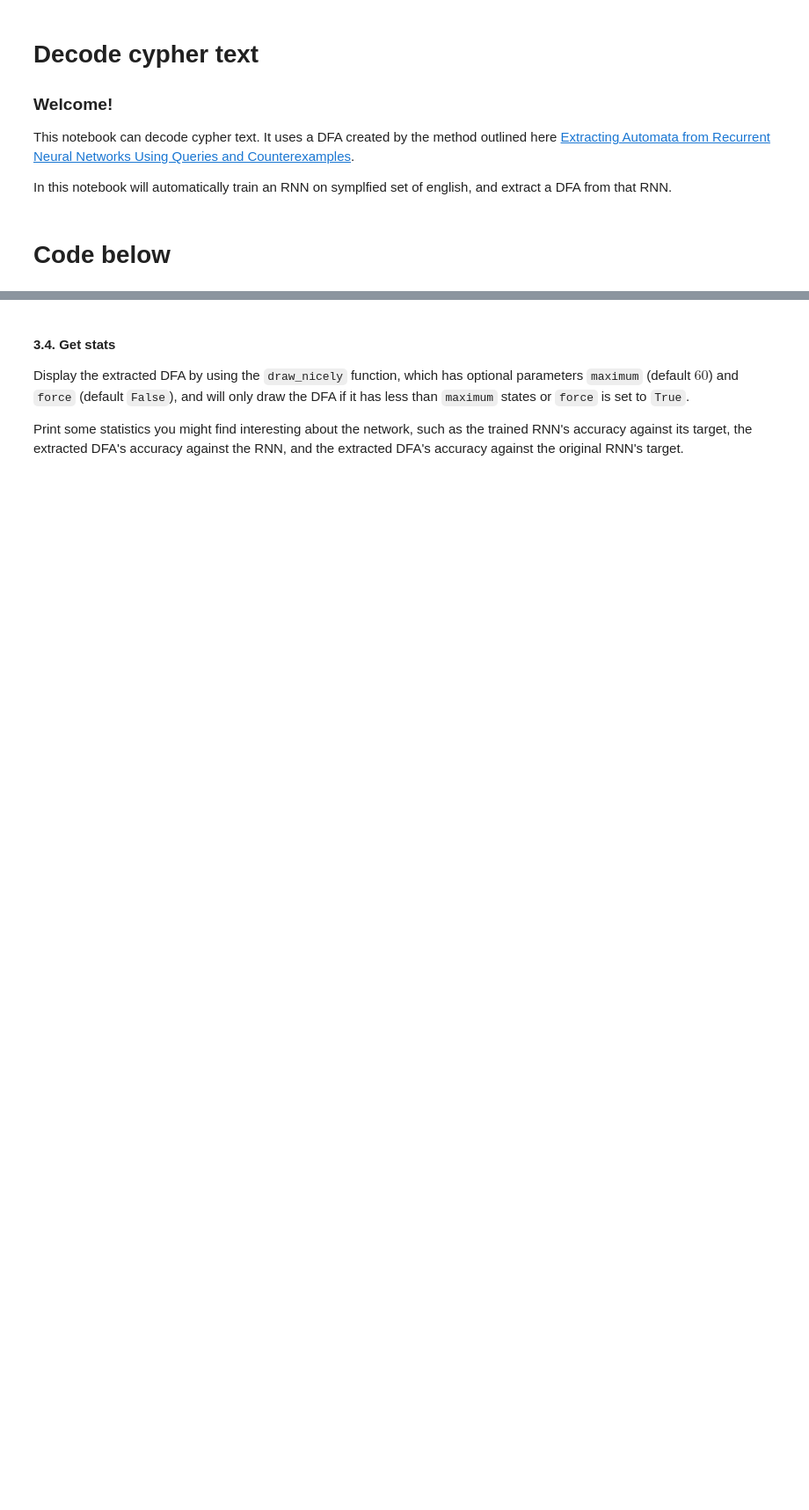
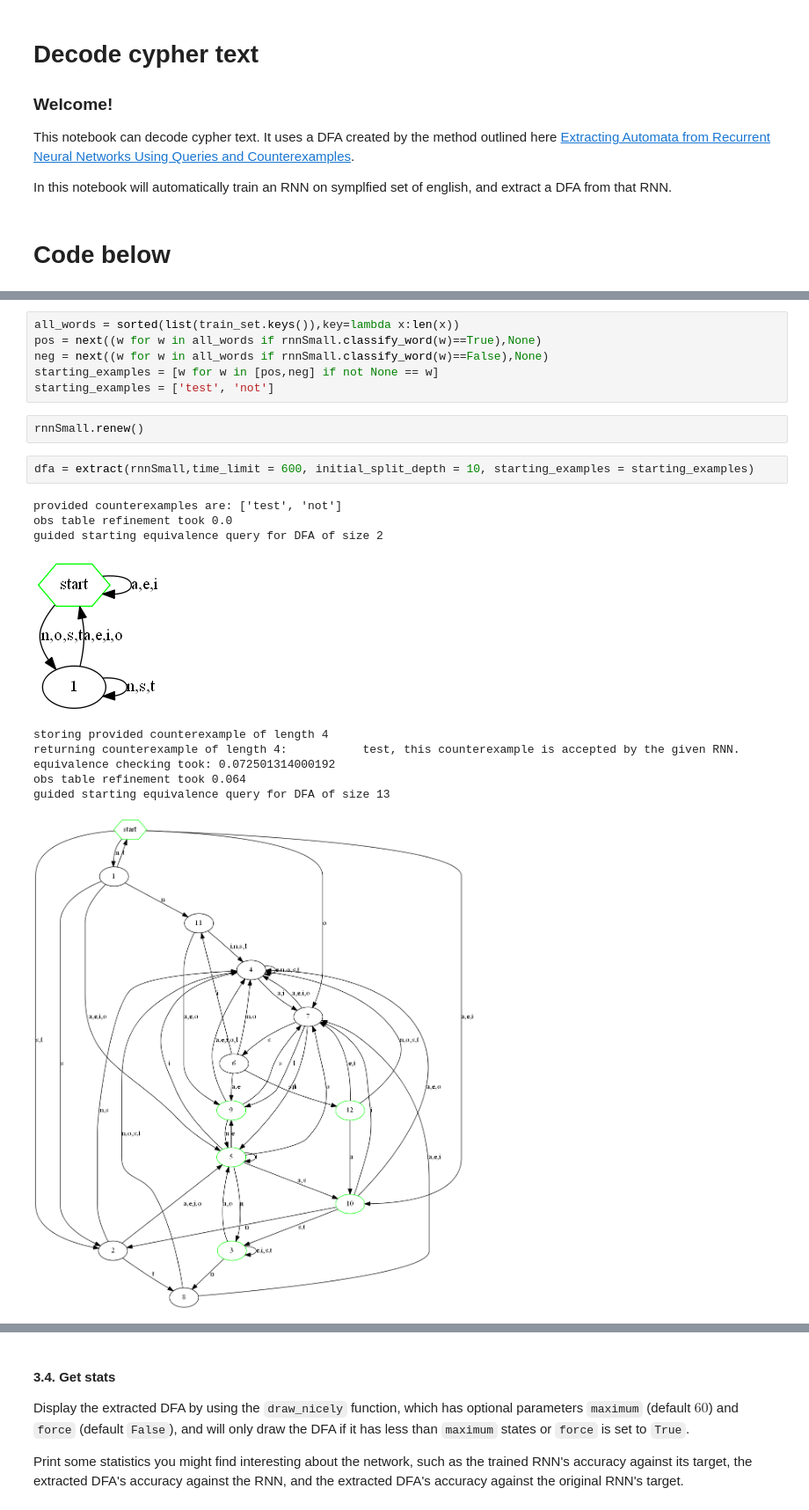
Before and after one commit to Jaisinghani/AutomataFromRNN, a Jupyter notebook: decodeCyphertest.ipynb, the cells around one changed output, grey strips where cells are left out. Shown: that part at 88% size. Drawn from its saved outputs; the diff is of its cells as text; blank space fills up the shorter version.

```diff
--- a/decodeCyphertest.ipynb
+++ b/decodeCyphertest.ipynb
@@ -246,0 +80,21 @@ NameError: name 'rnnLarge' is not defined
+# %%
+all_words = sorted(list(train_set.keys()),key=lambda x:len(x))
+pos = next((w for w in all_words if rnnSmall.classify_word(w)==True),None)
+neg = next((w for w in all_words if rnnSmall.classify_word(w)==False),None)
+starting_examples = [w for w in [pos,neg] if not None == w]
+starting_examples = ['test', 'not']
+# %%
+rnnSmall.renew()
+# %%
+dfa = extract(rnnSmall,time_limit = 600, initial_split_depth = 10, starting_examples = starting_examples)
+# %% [output]
+provided counterexamples are: ['test', 'not']
+obs table refinement took 0.0
+guided starting equivalence query for DFA of size 2
+[figure, added]
+storing provided counterexample of length 4
+returning counterexample of length 4:           test, this counterexample is accepted by the given RNN.
+equivalence checking took: 0.072501314000192
+obs table refinement took 0.064
+guided starting equivalence query for DFA of size 13
+[figure, added]
```
Also changed, not shown: parts of 35 cells of this notebook.
